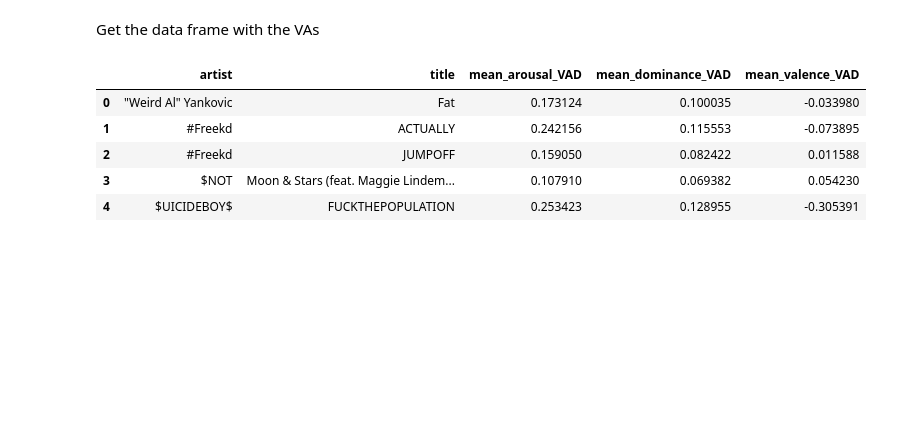
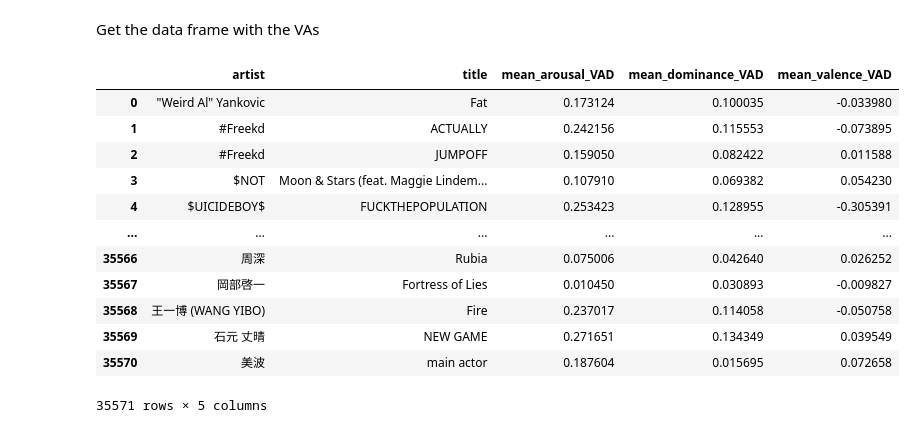
Before and after one commit to filpi86/mer-thesis, a Jupyter notebook: VA_tweets.ipynb, the cells around one changed output. Cells and saved outputs as stored; diff of their text form; code cells hidden in the pictures; blank space fills up the shorter version.

```diff
--- a/VA_tweets.ipynb
+++ b/VA_tweets.ipynb
@@ -120,11 +120,18 @@ Get the data frame with the VAs
 # %%
 VA_df = pd.read_csv("/content/drive/MyDrive/Thesis docs/sentiment_song_level_wide_enriched.csv")
 
-VA_df.head()
+VA_df
 # %% [output]
 |  | artist | title | mean_arousal_VAD | mean_dominance_VAD | mean_valence_VAD |
 | 0 | "Weird Al" Yankovic | Fat | 0.173124 | 0.100035 | -0.033980 |
 | 1 | #Freekd | ACTUALLY | 0.242156 | 0.115553 | -0.073895 |
 | 2 | #Freekd | JUMPOFF | 0.159050 | 0.082422 | 0.011588 |
 | 3 | $NOT | Moon & Stars (feat. Maggie Lindem... | 0.107910 | 0.069382 | 0.054230 |
 | 4 | $UICIDEBOY$ | FUCKTHEPOPULATION | 0.253423 | 0.128955 | -0.305391 |
+| ... | ... | ... | ... | ... | ... |
+| 35566 | 周深 | Rubia | 0.075006 | 0.042640 | 0.026252 |
+| 35567 | 岡部啓一 | Fortress of Lies | 0.010450 | 0.030893 | -0.009827 |
+| 35568 | 王一博 (WANG YIBO) | Fire | 0.237017 | 0.114058 | -0.050758 |
+| 35569 | 石元 丈晴 | NEW GAME | 0.271651 | 0.134349 | 0.039549 |
+| 35570 | 美波 | main actor | 0.187604 | 0.015695 | 0.072658 |
+35571 rows × 5 columns
```
Also changed, not shown: parts of 9 cells of this notebook, 3 other files.
